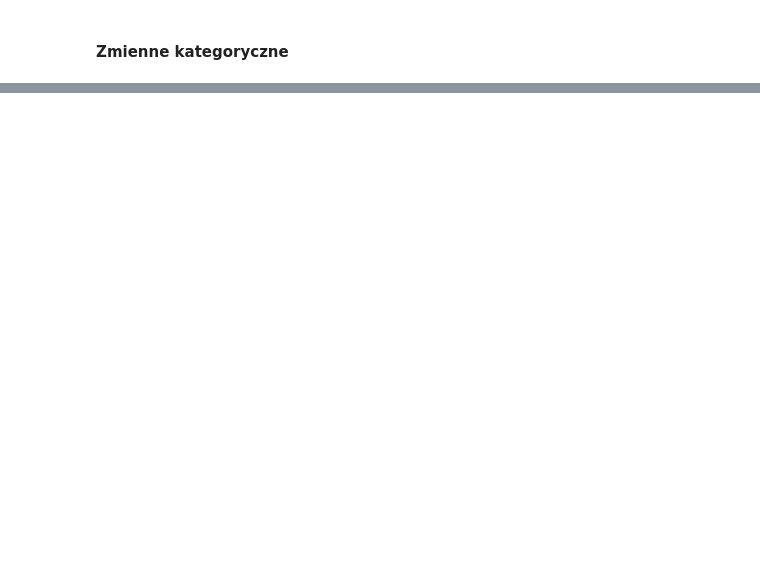
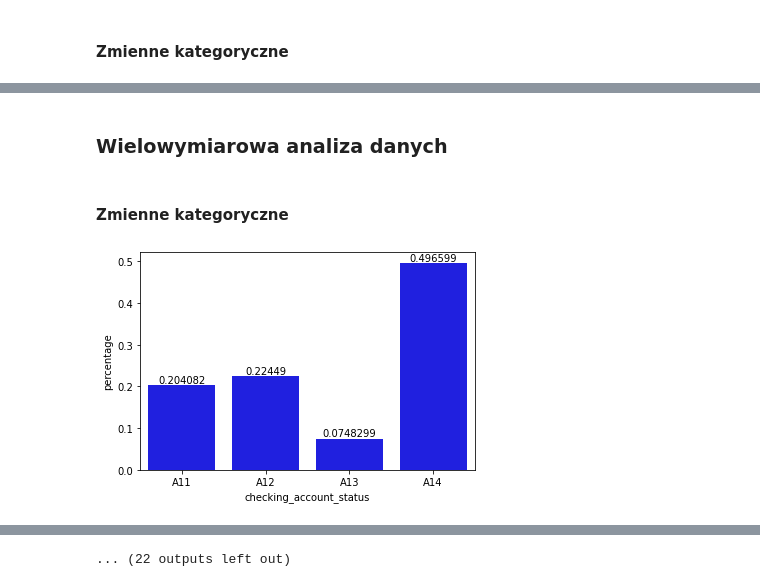
Before and after one commit to wi1lku/Introduction-to-machine-learning-, a Jupyter notebook: hw1/Report.ipynb, the cells around one changed output, grey strips where cells are left out. Drawn from its saved outputs; the diff is of its cells as text; code cells hidden in the pictures; blank space fills up the shorter version.

```diff
--- a/hw1/Report.ipynb
+++ b/hw1/Report.ipynb
@@ -289,0 +290,3 @@ for col in nominal_columns:
+# %%
+# usunięcie kolumny customer_type
+nominal_columns2 = np.delete(nominal_columns, [17])
@@ -289,0 +369,5 @@ for col in nominal_columns:
+# %%
+for col in numeric_columns:
+    plt.figure()
+    ax = sns.boxplot(x="customer_type", y =col, data=df_build)
+    plt.show()
@@ -289,0 +444,5 @@ for col in nominal_columns:
+# %%
+for col in nominal_columns:
+    df_test[col].value_counts().plot(kind = "barh")
+    plt.title(col)
+    plt.show()
@@ -289,0 +467,27 @@ for col in nominal_columns:
+# %% [markdown]
+### Wielowymiarowa analiza danych
+# %% [markdown]
+#### Zmienne kategoryczne
+# %%
+for col in nominal_columns2:
+    dfprep = df_test.groupby(by = ['customer_type', col]).size().reset_index(name='count')
+
+    dfprep1 = dfprep.loc[dfprep['customer_type'] == 1]
+    sum1 = sum(dfprep1['count'])
+    dfprep1["percentage"] = dfprep1['count']/sum1
+
+    dfprep2 = dfprep.loc[dfprep['customer_type'] == 2]
+    sum2 = sum(dfprep2['count'])
+    dfprep2["percentage"] = dfprep2['count']/sum2
+
+    plt.figure()
+    ax = sns.barplot(x=col, y="percentage", data=dfprep1, color = 'blue')
+    ax.bar_label(ax.containers[0])
+    plt.show()
+
+    plt.figure()
+    ax = sns.barplot(x=col, y="percentage", data=dfprep2, color = 'orange')
+    ax.bar_label(ax.containers[0])
+    plt.show()
+# %% [output]
+[figure, added]
@@ -289,0 +505 @@ for col in nominal_columns:
+... (22 outputs left out)
```
Also changed, not shown: parts of 48 cells of this notebook.
